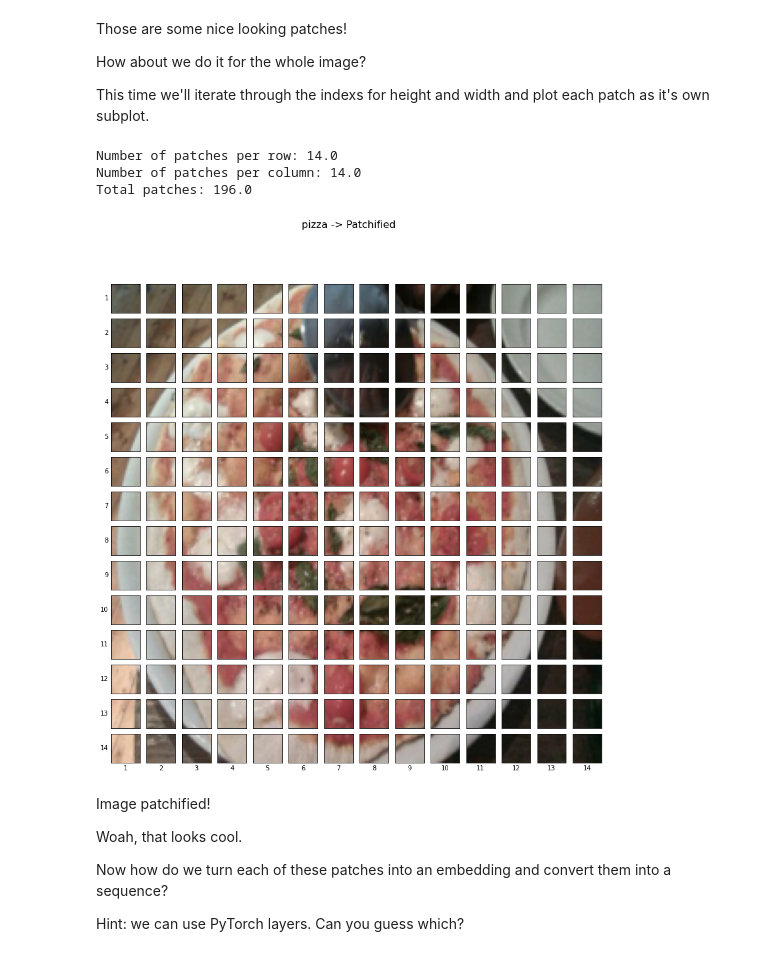
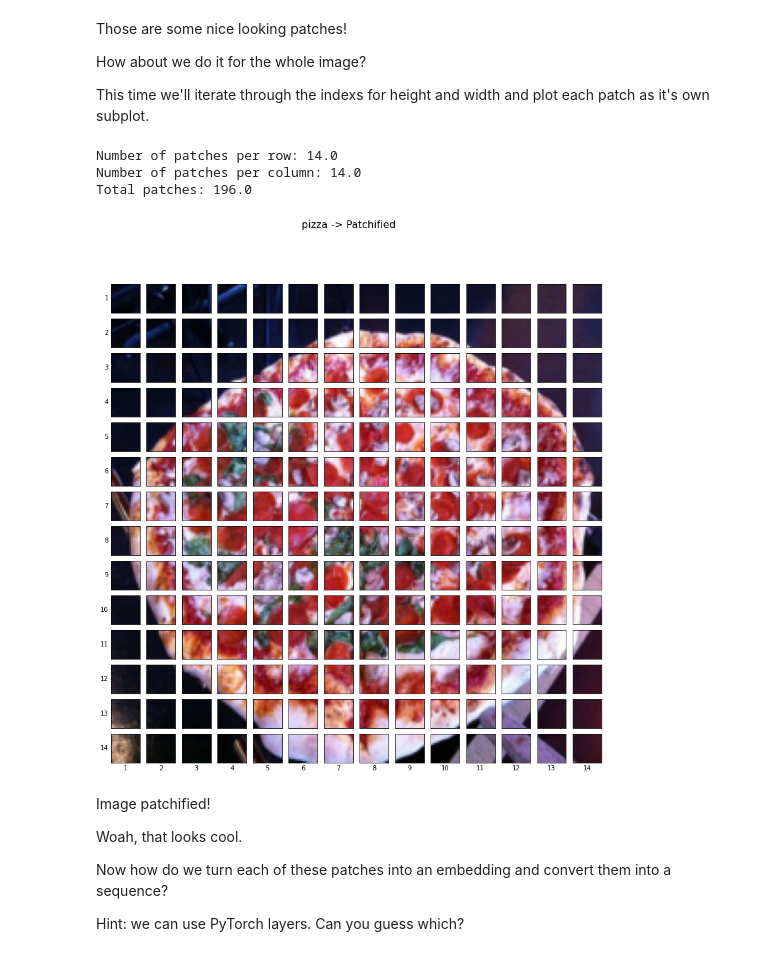
Before and after one commit to mrdbourke/pytorch-deep-learning, a Jupyter notebook: 08_pytorch_paper_replicating.ipynb, the cells around one changed output. Drawn from its saved outputs; the diff is of its cells as text; code cells hidden in the pictures.

```diff
--- a/08_pytorch_paper_replicating.ipynb
+++ b/08_pytorch_paper_replicating.ipynb
@@ -729,36 +729,36 @@ print(f"Number of patches per row: {num_patches}\nNumber of patches per column:
 fig, axs = plt.subplots(nrows=img_size // patch_size, # need int not float
                         ncols=img_size // patch_size,
                         figsize=(num_patches, num_patches),
                         sharex=True,
                         sharey=True)
 
 # Loop through height and width of image
 for i, patch_height in enumerate(range(0, img_size, patch_size)): # iterate through height
     for j, patch_width in enumerate(range(0, img_size, patch_size)): # iterate through width
 
         # Plot the permuted image patch (image_permuted -> (Height, Width, Color Channels))
-        axs[i, j].imshow(image_permuted[patch_height:patch_h+patch_size, # iterate through height
-                                        patch_width:patch_w+patch_size, # iterate through width
+        axs[i, j].imshow(image_permuted[patch_height:patch_height+patch_size, # iterate through height
+                                        patch_width:patch_width+patch_size, # iterate through width
                                         :]) # get all color channels
 
         # Set up label information, remove the ticks for clarity and set labels to outside
         axs[i, j].set_ylabel(i+1,
                              rotation="horizontal",
                              horizontalalignment="right",
                              verticalalignment="center")
         axs[i, j].set_xlabel(j+1)
         axs[i, j].set_xticks([])
         axs[i, j].set_yticks([])
         axs[i, j].label_outer()
 
 # Set a super title
 fig.suptitle(f"{class_names[label]} -> Patchified", fontsize=16)
 plt.show()
 # %% [output]
 Number of patches per row: 14.0
 Number of patches per column: 14.0
 Total patches: 196.0
-[figure, old version]
+[figure, new version]
 # %% [markdown]
 Image patchified!
 
```
Also changed, not shown: parts of 38 cells of this notebook.
